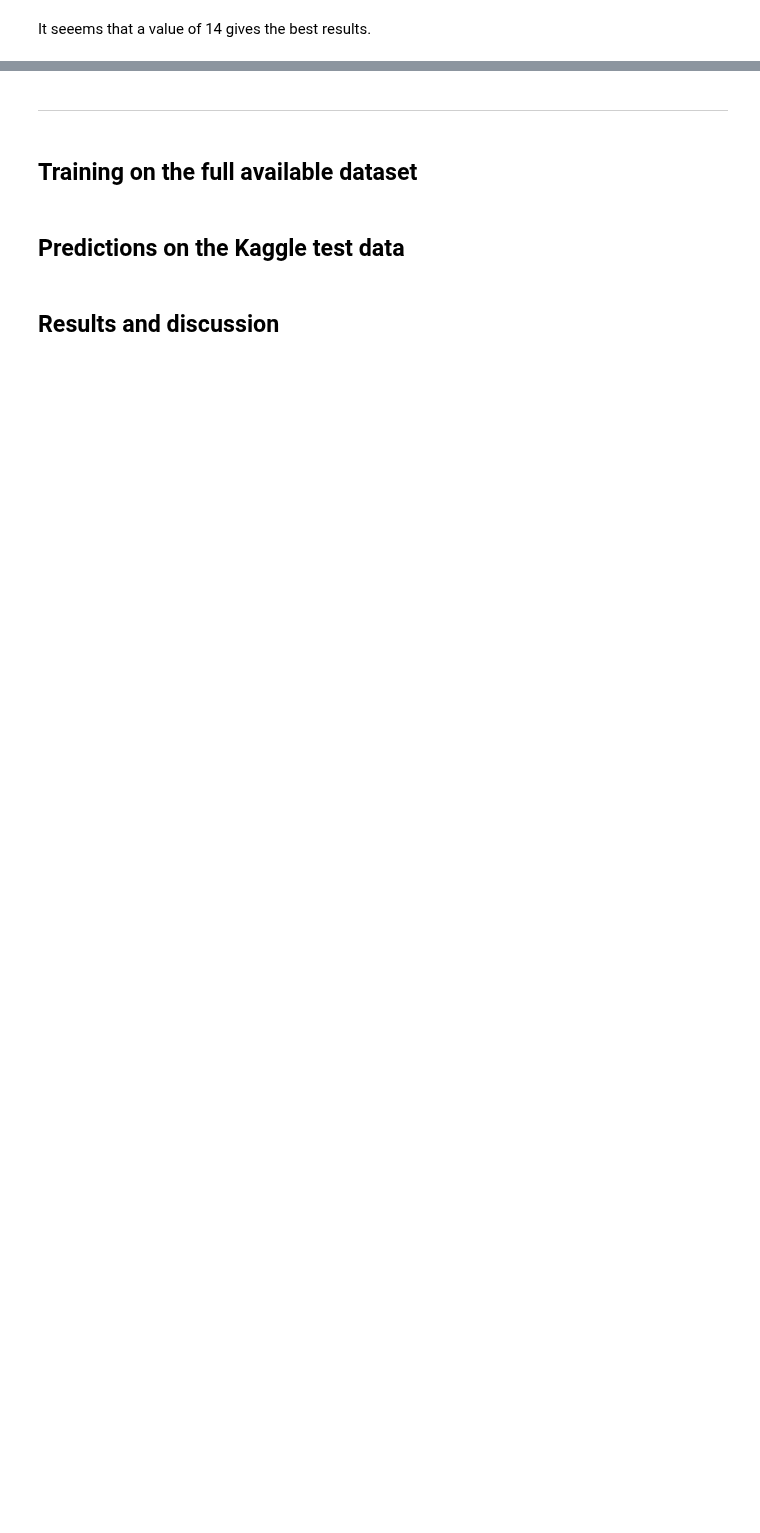
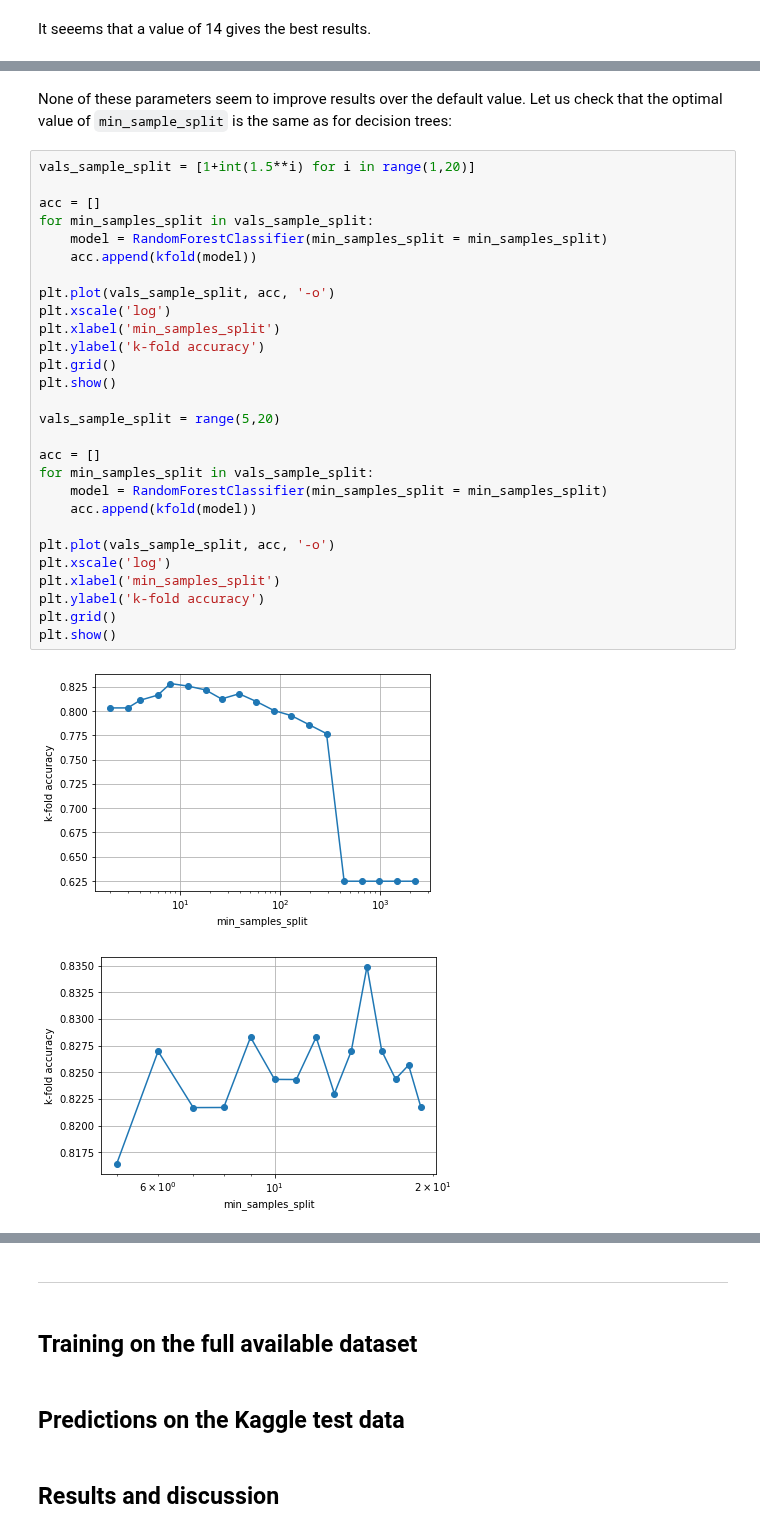
Before and after one commit to FlorentCLMichel/learning_data_science, a Jupyter notebook: Projects_Jupyter/Kaggle_Titanic.ipynb, the cells around one changed output, grey strips where cells are left out. Cells and saved outputs as stored; diff of their text form; blank space fills up the shorter version.

Commit message:
Parameter optimization for the random orest and MLP

```diff
--- a/Projects_Jupyter/Kaggle_Titanic.ipynb
+++ b/Projects_Jupyter/Kaggle_Titanic.ipynb
@@ -761,0 +823,34 @@ It seems that the only parameter for which the default value is not optimal is `
+# %% [markdown]
+None of these parameters seem to improve results over the default value.
+Let us check that the optimal value of `min_sample_split` is the same as for decision trees:
+# %%
+vals_sample_split = [1+int(1.5**i) for i in range(1,20)]
+
+acc = []
+for min_samples_split in vals_sample_split:
+    model = RandomForestClassifier(min_samples_split = min_samples_split)
+    acc.append(kfold(model))
+
+plt.plot(vals_sample_split, acc, '-o')
+plt.xscale('log')
+plt.xlabel('min_samples_split')
+plt.ylabel('k-fold accuracy')
+plt.grid()
+plt.show()
+
+vals_sample_split = range(5,20)
+
+acc = []
+for min_samples_split in vals_sample_split:
+    model = RandomForestClassifier(min_samples_split = min_samples_split)
+    acc.append(kfold(model))
+
+plt.plot(vals_sample_split, acc, '-o')
+plt.xscale('log')
+plt.xlabel('min_samples_split')
+plt.ylabel('k-fold accuracy')
+plt.grid()
+plt.show()
+# %% [output]
+[figure, added]
+[figure, added]
```
Also changed, not shown: parts of 33 cells of this notebook.
